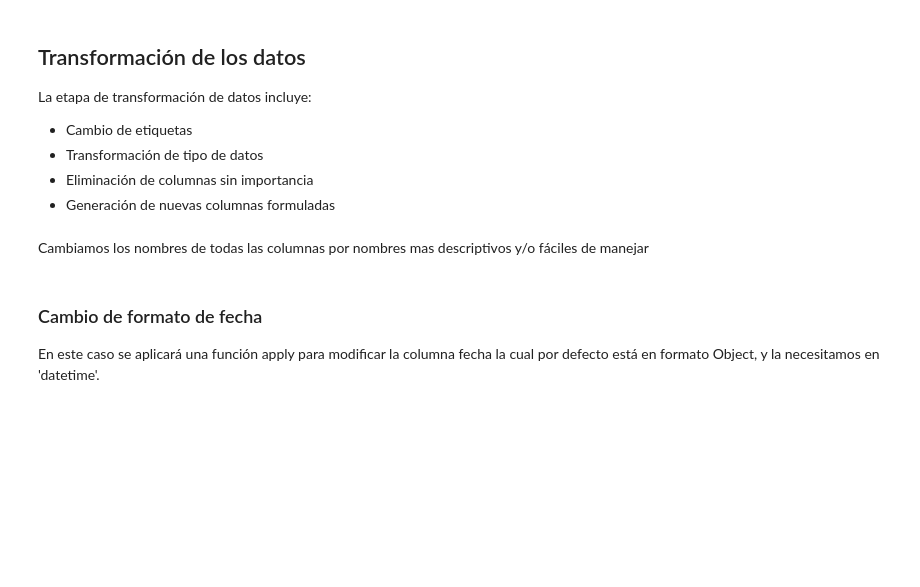
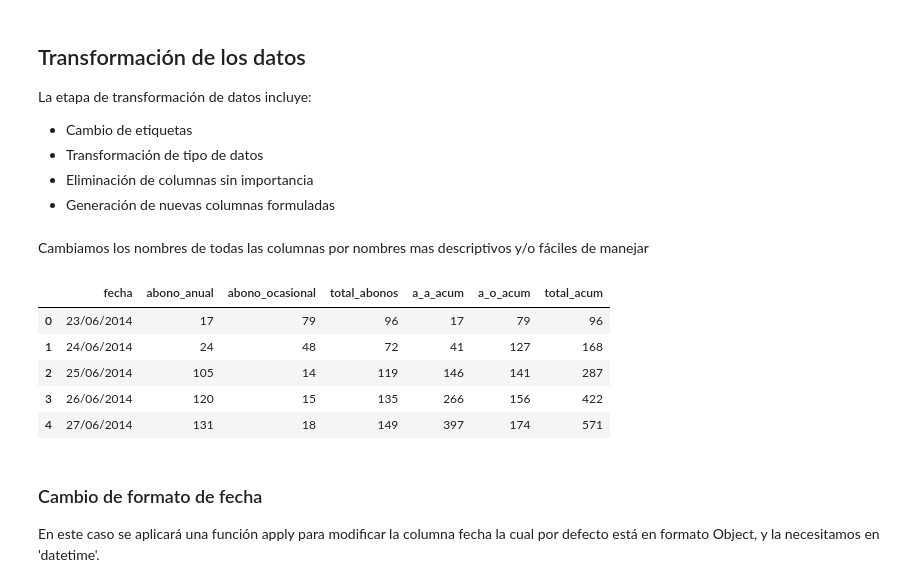
Before and after one commit to devgrla/bicimad, a Jupyter notebook: python/Usos Bicimad vs clima.ipynb, the cells around one changed output. Saved outputs shown, nothing was run; the diff lists cells and outputs as text; code cells hidden in the pictures; blank space fills up the shorter version.

```diff
--- a/python/Usos Bicimad vs clima.ipynb
+++ b/python/Usos Bicimad vs clima.ipynb
@@ -64,8 +99,15 @@ La etapa de transformación de datos incluye:
 # %% [markdown]
 Cambiamos los nombres de todas las columnas por nombres mas descriptivos y/o fáciles de manejar
 # %%
-bicis_usos.columns=['fecha', 'abono_anual', 'abono_ocasional', 'total_abonos', 'a_a_acum', 'a_o_acum', 'total_acum', 'na']
+bicis_usos.columns=['fecha', 'abono_anual', 'abono_ocasional', 'total_abonos', 'a_a_acum', 'a_o_acum', 'total_acum']
 bicis_usos.head()
+# %% [output]
+|  | fecha | abono_anual | abono_ocasional | total_abonos | a_a_acum | a_o_acum | total_acum |
+| 0 | 23/06/2014 | 17 | 79 | 96 | 17 | 79 | 96 |
+| 1 | 24/06/2014 | 24 | 48 | 72 | 41 | 127 | 168 |
+| 2 | 25/06/2014 | 105 | 14 | 119 | 146 | 141 | 287 |
+| 3 | 26/06/2014 | 120 | 15 | 135 | 266 | 156 | 422 |
+| 4 | 27/06/2014 | 131 | 18 | 149 | 397 | 174 | 571 |
 # %% [markdown]
 ### Cambio de formato de fecha
 
```
Also changed, not shown: parts of 28 cells of this notebook, 1 other file.
